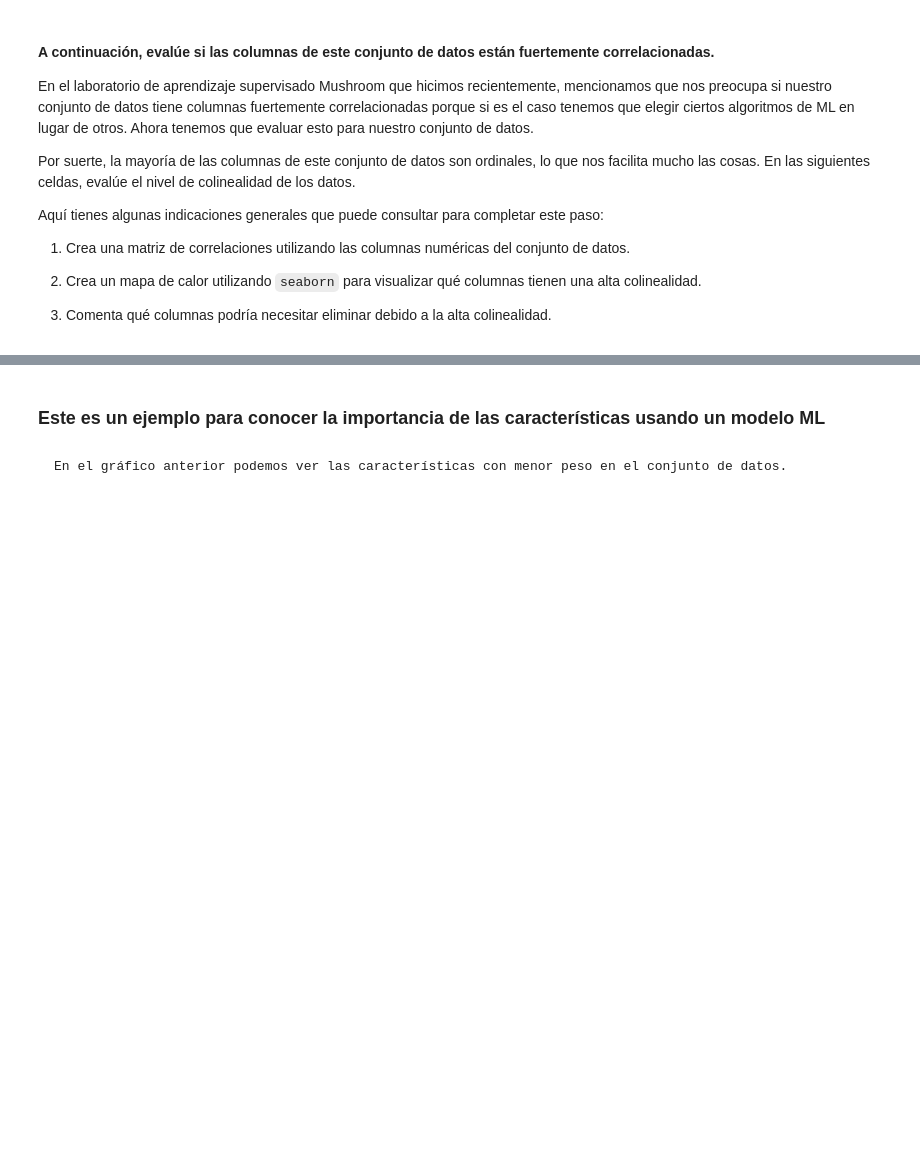
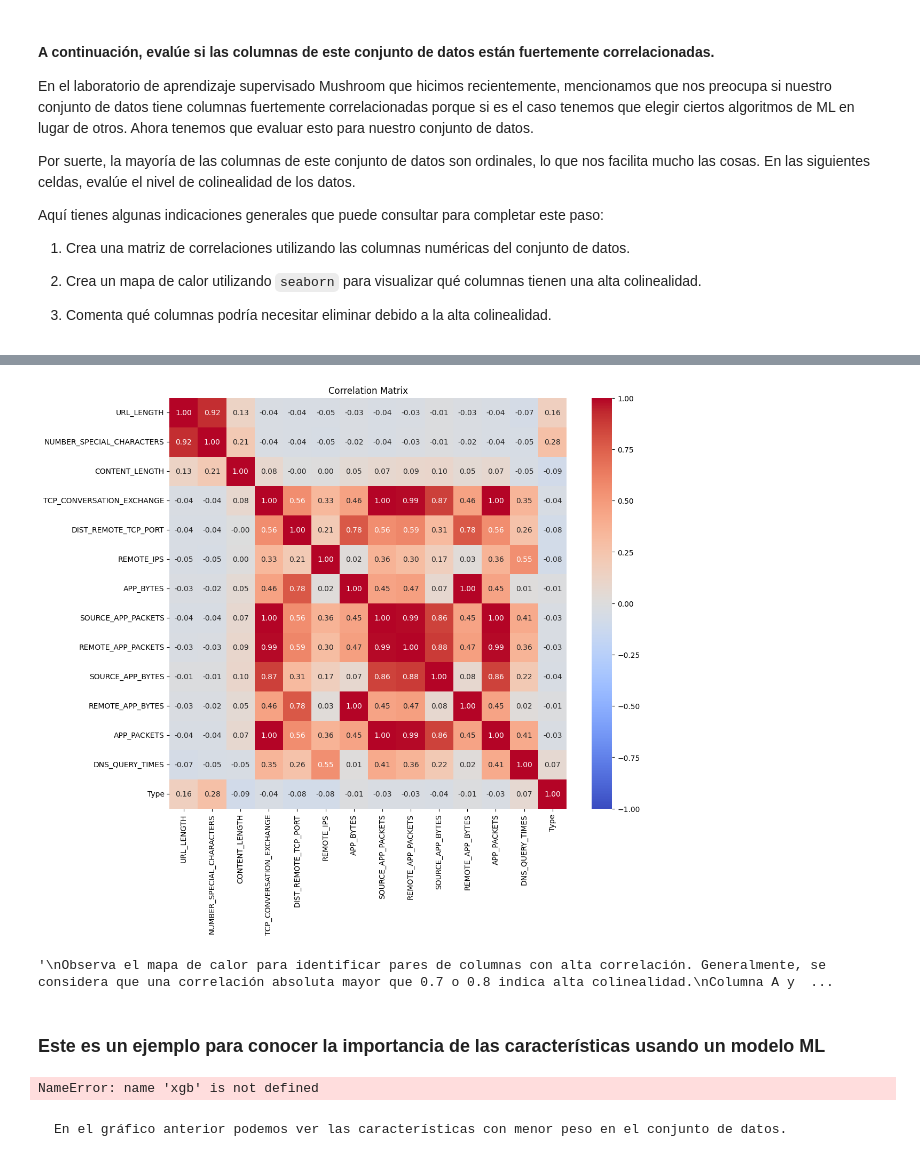
Before and after one commit to kurtisjw/lab-supervised-learning-es, a Jupyter notebook: your-code/main_esp.ipynb, the cells around one changed output, grey strips where cells are left out. Drawn from its saved outputs; the diff is of its cells as text; code cells hidden in the pictures; blank space fills up the shorter version.

```diff
--- a/your-code/main_esp.ipynb
+++ b/your-code/main_esp.ipynb
@@ -127,12 +194,16 @@ print(non_website_features)
 # Identify categorical columns
 categorical_columns = [column for column in websites.columns if websites[column].dtype == 'object']
 
+# Print categorical columns to decide on further action
+print("Categorical columns:")
+print(categorical_columns)
+
 # Convert date columns to datetime format
-websites['WHOIS_REGDATE'] = pd.to_datetime(websites['WHOIS_REGDATE'])
-websites['WHOIS_UPDATED_DATE'] = pd.to_datetime(websites['WHOIS_UPDATED_DATE'])
+websites['WHOIS_REGDATE'] = pd.to_datetime(websites['WHOIS_REGDATE'], errors='coerce', dayfirst=True)
+websites['WHOIS_UPDATED_DATE'] = pd.to_datetime(websites['WHOIS_UPDATED_DATE'], errors='coerce', dayfirst=True)
 
-# Use pd.get_dummies() to convert categorical columns to one-hot encoded columns
-websites_transformed = pd.get_dummies(websites, columns=categorical_columns)
+# Print DataFrame to review changes and ensure no unintended transformations
+print(websites.head())
 
-# Display the transformed dataframe
-print(websites_transformed)
+# Print DataFrame to confirm transformations
+print(websites.head())
@@ -159,19 +276,25 @@ print(correlation_matrix)
 # %%
 import seaborn as sns
 import matplotlib.pyplot as plt
 
 # Create a colour map for the correlation matrix
 plt.figure(figsize=(12, 10))
 sns.heatmap(correlation_matrix, annot=True, cmap='coolwarm', fmt='.2f', vmin=-1, vmax=1, center=0)
-plt.title('Matriz de Correlación')
+plt.title('Correlation Matrix')
 plt.show()
+# %% [output]
+[figure, added]
 # %%
 # Identify columns with high colinearity
 
-"""Observa el mapa de calor para identificar pares de columnas con alta correlación. Generalmente, se considera que una correlación absoluta mayor que 0.7 o 0.8 indica alta colinealidad.
-
+"""
+Observa el mapa de calor para identificar pares de columnas con alta correlación. Generalmente, se considera que una correlación absoluta mayor que 0.7 o 0.8 indica alta colinealidad.
 Columna A y Columna B con una alta correlación (por ejemplo, 0.9) sugieren que las dos columnas contienen información redundante.
 Puedes considerar eliminar una de las dos columnas para reducir la colinealidad y simplificar el modelo.
-""
+"""
+
+# Columns with a high collinearity include URL_LENGTH and NUMBER_SPECIAL_CHARACTERS, REMOTE_APP_PACKETS and TCO_CONVERSATION_EXCHANGE, and more.
+# %% [output]
+'\nObserva el mapa de calor para identificar pares de columnas con alta correlación. Generalmente, se considera que una correlación absoluta mayor que 0.7 o 0.8 indica alta colinealidad.\nColumna A y  ...
 # %% [markdown]
 ### Este es un ejemplo para conocer la importancia de las características usando un modelo ML
@@ -185,6 +306,8 @@ xgb.fit(X,y)
 sort_idx = xgb.feature_importances_.argsort()
 plt.barh(X.columns[sort_idx],xgb.feature_importances_[sort_idx])
 plt.show();
+# %% [output]
+NameError: name 'xgb' is not defined
 # %% [markdown]
     En el gráfico anterior podemos ver las características con menor peso en el conjunto de datos.
 # %% [markdown]
```
Also changed, not shown: parts of 57 cells of this notebook.
